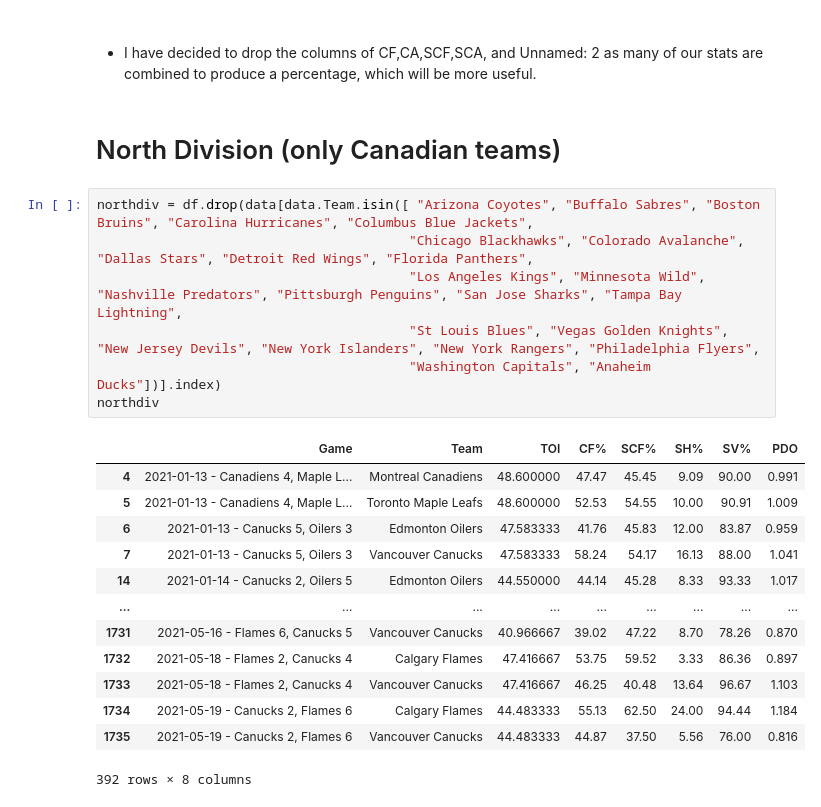
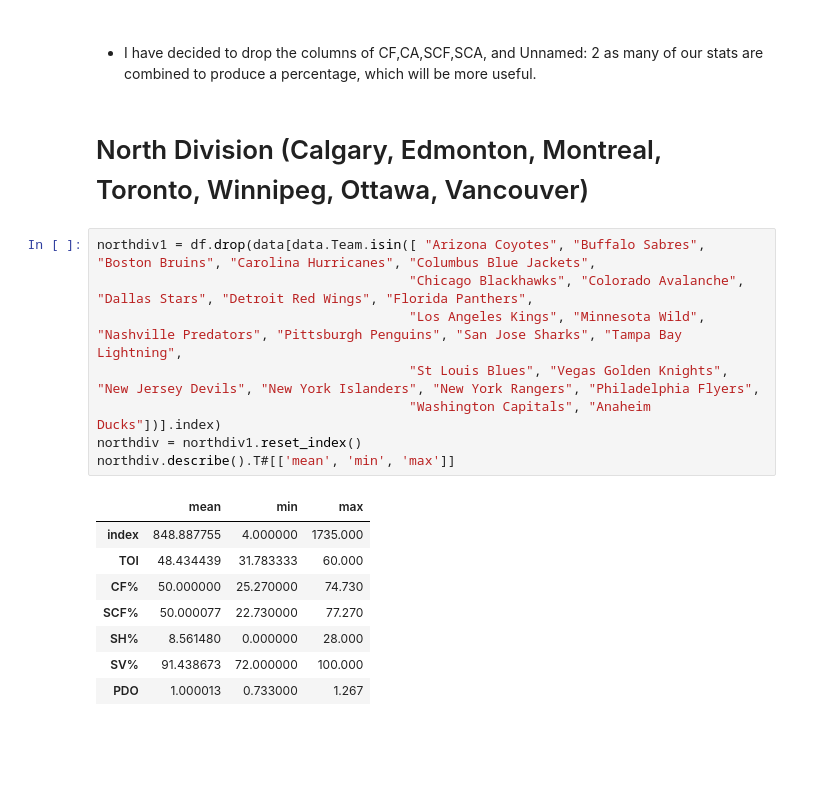
Before and after one commit to data301-2021-winter1/project-group23-project, a Jupyter notebook: notebooks/analysis2.ipynb, the cells around one changed output. Drawn from its saved outputs; the diff is of its cells as text; blank space fills up the shorter version.

```diff
--- a/notebooks/analysis2.ipynb
+++ b/notebooks/analysis2.ipynb
@@ -83,26 +86,22 @@ df
 # %% [markdown]
 ##
 - I have decided to drop the columns of CF,CA,SCF,SCA, and Unnamed: 2 as many of our stats are combined to produce a percentage, which will be more useful.
-# %% [markdown]
-# North Division (only Canadian teams)
+# %% [markdown]
+# North Division (Calgary, Edmonton, Montreal, Toronto, Winnipeg, Ottawa, Vancouver)
 # %%
-northdiv = df.drop(data[data.Team.isin([ "Arizona Coyotes", "Buffalo Sabres", "Boston Bruins", "Carolina Hurricanes", "Columbus Blue Jackets",
+northdiv1 = df.drop(data[data.Team.isin([ "Arizona Coyotes", "Buffalo Sabres", "Boston Bruins", "Carolina Hurricanes", "Columbus Blue Jackets",
                                         "Chicago Blackhawks", "Colorado Avalanche", "Dallas Stars", "Detroit Red Wings", "Florida Panthers",
                                         "Los Angeles Kings", "Minnesota Wild", "Nashville Predators", "Pittsburgh Penguins", "San Jose Sharks", "Tampa Bay Lightning",
                                         "St Louis Blues", "Vegas Golden Knights", "New Jersey Devils", "New York Islanders", "New York Rangers", "Philadelphia Flyers",
                                         "Washington Capitals", "Anaheim Ducks"])].index)
-northdiv
+northdiv = northdiv1.reset_index()
+northdiv.describe().T#[['mean', 'min', 'max']]
 # %% [output]
-|  | Game | Team | TOI | CF% | SCF% | SH% | SV% | PDO |
-| 4 | 2021-01-13 - Canadiens 4, Maple L... | Montreal Canadiens | 48.600000 | 47.47 | 45.45 | 9.09 | 90.00 | 0.991 |
-| 5 | 2021-01-13 - Canadiens 4, Maple L... | Toronto Maple Leafs | 48.600000 | 52.53 | 54.55 | 10.00 | 90.91 | 1.009 |
-| 6 | 2021-01-13 - Canucks 5, Oilers 3 | Edmonton Oilers | 47.583333 | 41.76 | 45.83 | 12.00 | 83.87 | 0.959 |
-| 7 | 2021-01-13 - Canucks 5, Oilers 3 | Vancouver Canucks | 47.583333 | 58.24 | 54.17 | 16.13 | 88.00 | 1.041 |
-| 14 | 2021-01-14 - Canucks 2, Oilers 5 | Edmonton Oilers | 44.550000 | 44.14 | 45.28 | 8.33 | 93.33 | 1.017 |
-| ... | ... | ... | ... | ... | ... | ... | ... | ... |
-| 1731 | 2021-05-16 - Flames 6, Canucks 5 | Vancouver Canucks | 40.966667 | 39.02 | 47.22 | 8.70 | 78.26 | 0.870 |
-| 1732 | 2021-05-18 - Flames 2, Canucks 4 | Calgary Flames | 47.416667 | 53.75 | 59.52 | 3.33 | 86.36 | 0.897 |
-| 1733 | 2021-05-18 - Flames 2, Canucks 4 | Vancouver Canucks | 47.416667 | 46.25 | 40.48 | 13.64 | 96.67 | 1.103 |
-| 1734 | 2021-05-19 - Canucks 2, Flames 6 | Calgary Flames | 44.483333 | 55.13 | 62.50 | 24.00 | 94.44 | 1.184 |
-| 1735 | 2021-05-19 - Canucks 2, Flames 6 | Vancouver Canucks | 44.483333 | 44.87 | 37.50 | 5.56 | 76.00 | 0.816 |
+|  | mean | min | max |
+| index | 848.887755 | 4.000000 | 1735.000 |
+| TOI | 48.434439 | 31.783333 | 60.000 |
+| CF% | 50.000000 | 25.270000 | 74.730 |
+| SCF% | 50.000077 | 22.730000 | 77.270 |
+| SH% | 8.561480 | 0.000000 | 28.000 |
+| SV% | 91.438673 | 72.000000 | 100.000 |
+| PDO | 1.000013 | 0.733000 | 1.267 |
-392 rows × 8 columns
```
Also changed, not shown: parts of 18 cells of this notebook, 1 other file.
